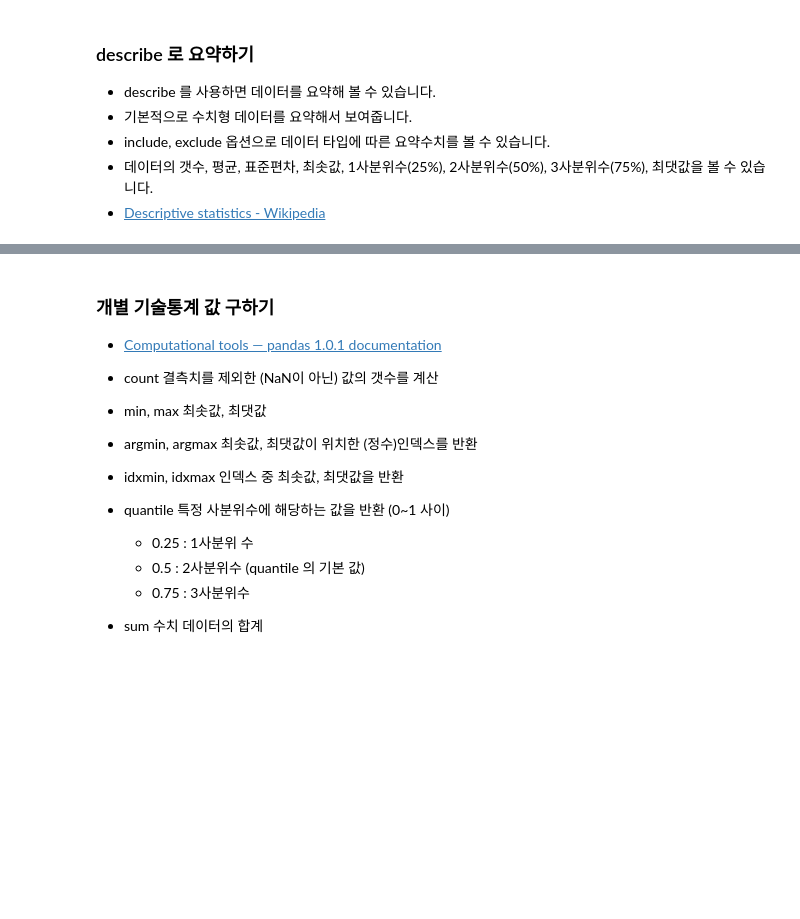
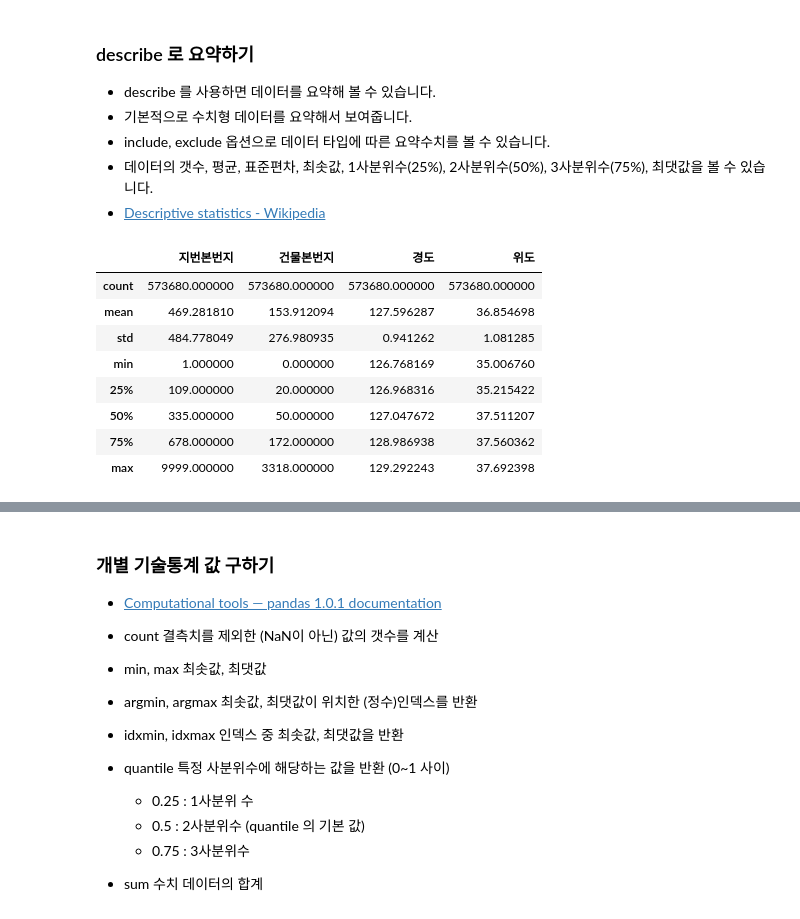
Before and after one commit to dotruni/TIL, a Jupyter notebook: store_eda_input.ipynb, the cells around one changed output, grey strips where cells are left out. Cells and saved outputs as stored; diff of their text form; code cells hidden in the pictures; blank space fills up the shorter version.

```diff
--- a/store_eda_input.ipynb
+++ b/store_eda_input.ipynb
@@ -527,6 +527,18 @@ df.iloc[-5:,-5:]
 # DataFrame.std: Standard deviation of the observations.
 # DataFrame.select_dtypes: Subset of a DataFrame including/excluding
 #     columns based on their dtype.
+# %%
+df.describe()
+# %% [output]
+|  | 지번본번지 | 건물본번지 | 경도 | 위도 |
+| count | 573680.000000 | 573680.000000 | 573680.000000 | 573680.000000 |
+| mean | 469.281810 | 153.912094 | 127.596287 | 36.854698 |
+| std | 484.778049 | 276.980935 | 0.941262 | 1.081285 |
+| min | 1.000000 | 0.000000 | 126.768169 | 35.006760 |
+| 25% | 109.000000 | 20.000000 | 126.968316 | 35.215422 |
+| 50% | 335.000000 | 50.000000 | 127.047672 | 37.511207 |
+| 75% | 678.000000 | 172.000000 | 128.986938 | 37.560362 |
+| max | 9999.000000 | 3318.000000 | 129.292243 | 37.692398 |
 # %%
 # 필요한 컬럼에 대한 요약만 봅니다.
 # 위도, 경도 만 따로 가져와 요약합니다.
```
Also changed, not shown: parts of 17 cells of this notebook.
